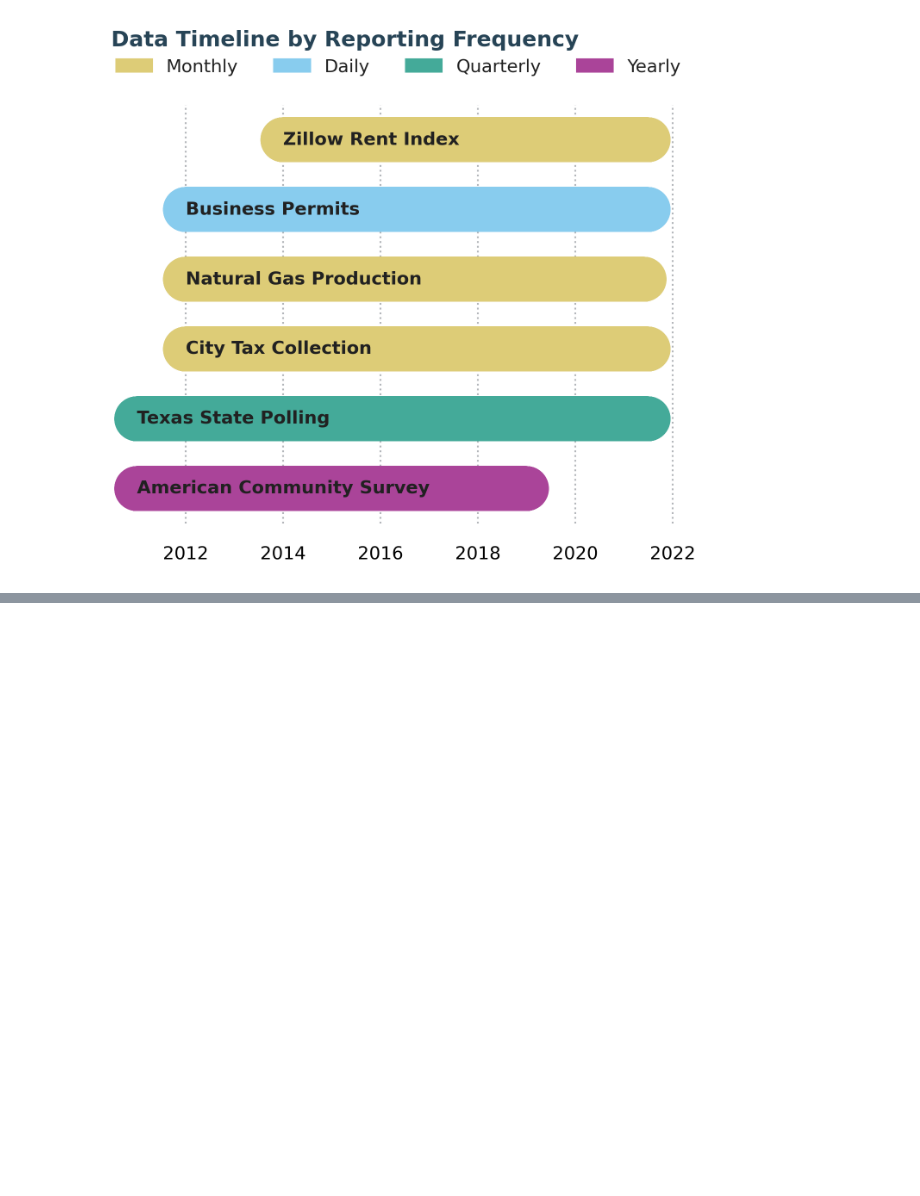
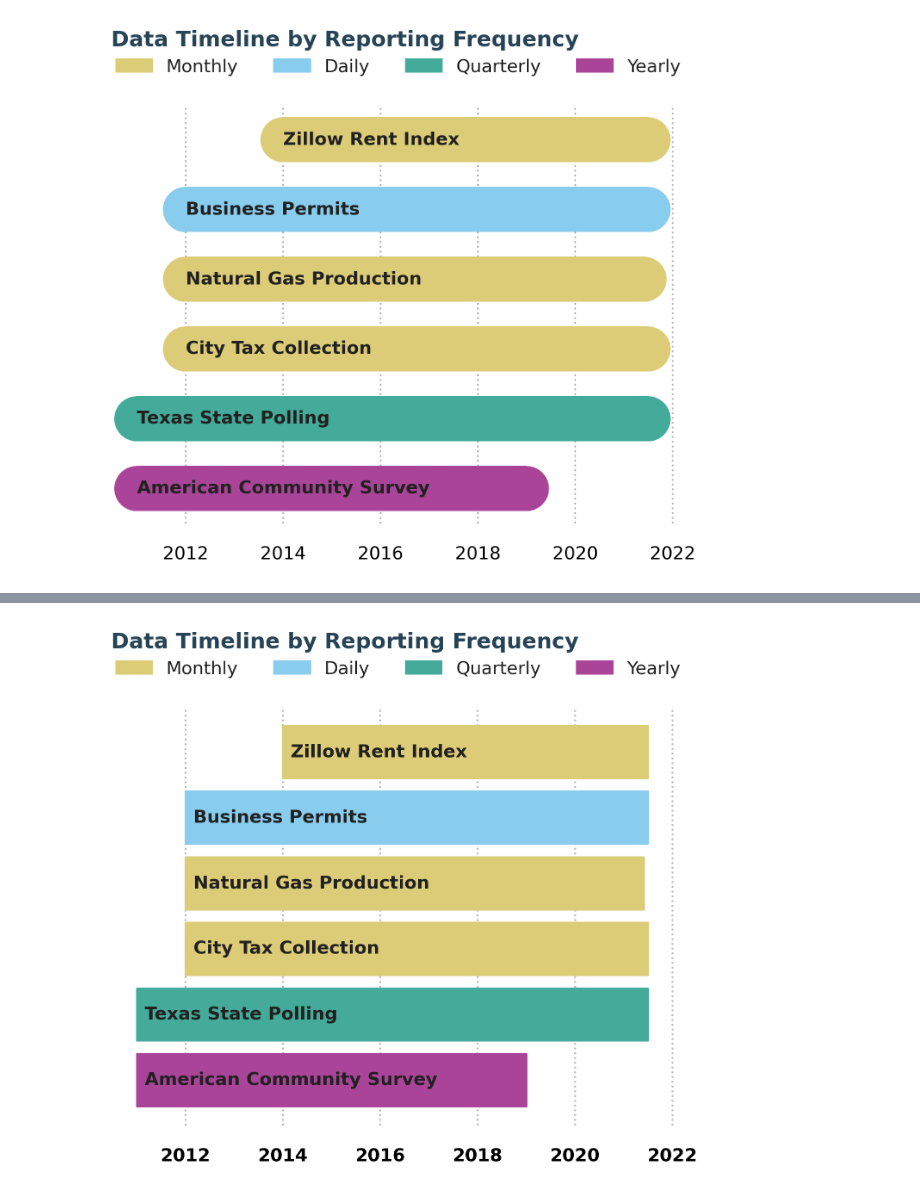
Before and after one commit to HaydenWarren/zri-forecast, a Jupyter notebook: hayden/timeline_barplots.ipynb, the cells around one changed output, grey strips where cells are left out. Cells and saved outputs as stored; diff of their text form; code cells hidden in the pictures; blank space fills up the shorter version.

Commit message:
added a more precise visualization for timelines

```diff
--- a/hayden/timeline_barplots.ipynb
+++ b/hayden/timeline_barplots.ipynb
@@ -208,0 +266,61 @@ plt.show()
+# %%
+# make color palette
+colors = ['#ddcc77','#88ccee','#44aa99','#aa4499']
+
+# Create figure
+fig, ax= plt.subplots(figsize=(5,4))
+
+# set bar width
+bar_width = .8
+
+# create color mapping
+color_mapping = {'monthly':colors[0],
+                 'daily':colors[1],
+                 'quarterly':colors[2],
+                 'yearly':colors[3],
+                }
+# plotting timeline
+for row in range(len(df_broken)):
+    # plotting bars
+    ax.broken_barh([(df_broken.loc[row,'date_start'],df_broken.loc[row,'date_duration'])],
+                    (-row - bar_width/2, bar_width),
+                    color = color_mapping[df_broken.loc[row,'data_hue']])
+    # adding annotations
+    plt.text(
+        x = df_broken.loc[row,'date_start']+timedelta(days=60),
+        y = -df_broken.loc[row,'data_num'],
+        s = df_broken.loc[row,'data_name'],
+        verticalalignment='center',
+        fontweight='bold',
+        color = '#212121'
+    )
+
+# create legend patches
+Monthly = mpatches.Patch(color=colors[0],
+                           label='Monthly')
+Daily = mpatches.Patch(color=colors[1],
+                           label='Daily')
+Quarterly = mpatches.Patch(color=colors[2],
+                           label='Quarterly')
+Yearly = mpatches.Patch(color=colors[3],
+                           label='Yearly')
+plt.legend(
+    handles=[Monthly,Daily,Quarterly,Yearly],
+           loc='center left',
+           bbox_to_anchor=(-0.02, 1.09),frameon=False,ncol=4,
+                title = '')
+
+# axis labels and titles
+ax.set(xlabel='', ylabel='',title='Data Timeline by Reporting Frequency\n\n')
+# remove y ticks
+ax.set_yticklabels([])
+
+# remove x axis grid lines that were cluttering the graph
+ax.grid(b = None, axis = 'y')
+
+# make the highlighted features bold. should be the same side with the visible spine
+plt.xticks(fontweight='bold')
+
+plt.show()
+# %% [output]
+[figure, added]
```
Also changed, not shown: parts of 2 cells of this notebook.
